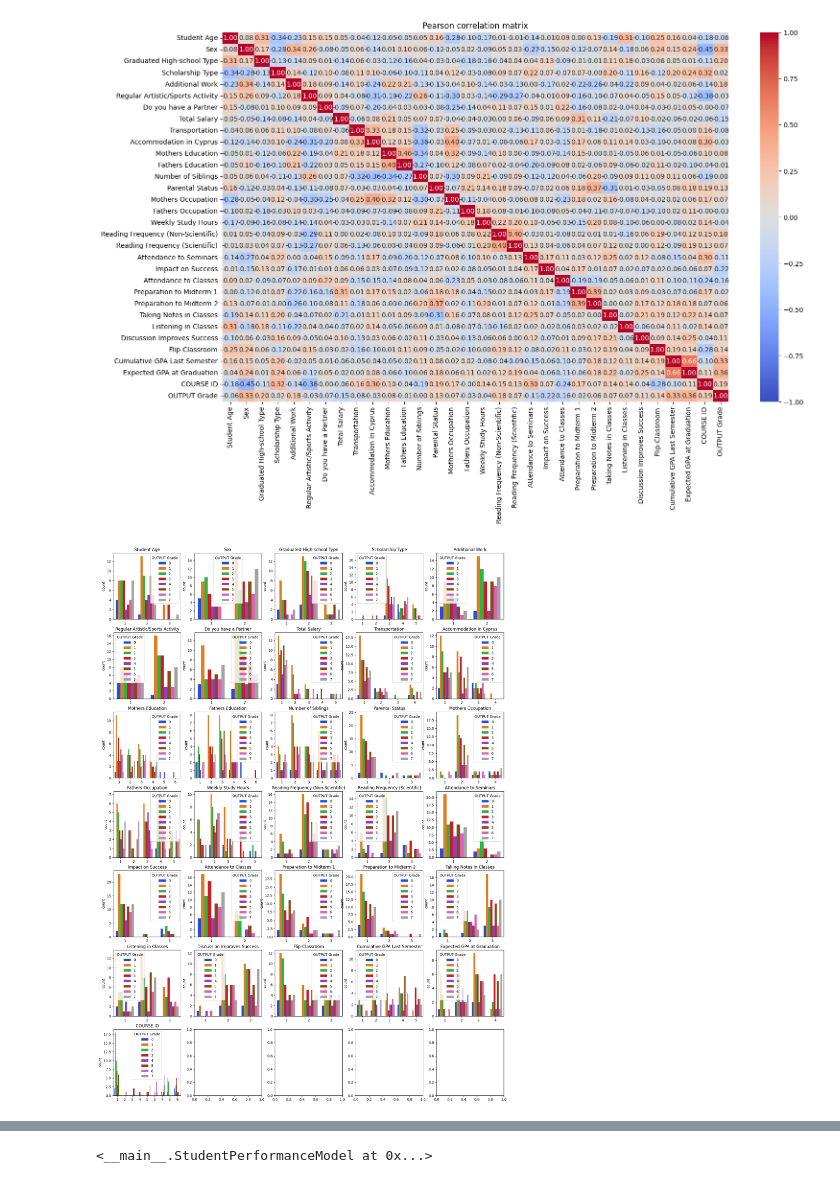
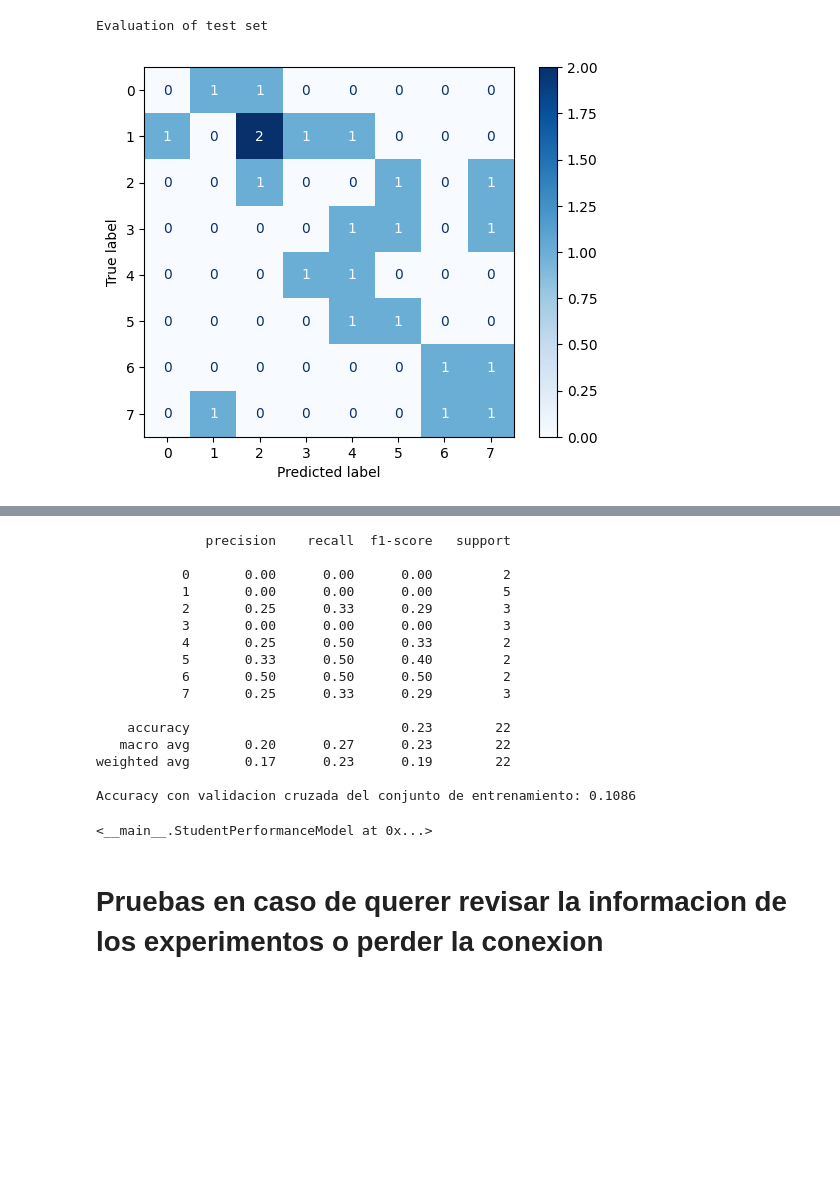
Before and after one commit to marcelarosalesj/mna_mlops_equipo39, a Jupyter notebook: notebooks/Students_grades_predictions_Refactored.ipynb, the cells around one changed output, grey strips where cells are left out. Saved outputs shown, nothing was run; the diff lists cells and outputs as text; code cells hidden in the pictures; blank space fills up the shorter version.

```diff
--- a/notebooks/Students_grades_predictions_Refactored.ipynb
+++ b/notebooks/Students_grades_predictions_Refactored.ipynb
@@ -225,12 +325,12 @@ model.load_data()
 model.preprocess_data()
 
 # EDA
-DataExplorer.explore_data(model.data) # def explore_data(data):
-DataExplorer.plot_correlation_matrix(model.X_train, model.y_train) # def plot_correlation_matrix(X_data, y_data):
-DataExplorer.plot_categorical_distributions(model.X_train, model.data.columns[:-1], model.y_train) # def plot_categorical_distributions(data, columns, target)
+#DataExplorer.explore_data(model.data) # def explore_data(data):
+#DataExplorer.plot_correlation_matrix(model.X_train, model.y_train) # def plot_correlation_matrix(X_data, y_data):
+#DataExplorer.plot_categorical_distributions(model.X_train, model.data.columns[:-1], model.y_train) # def plot_categorical_distributions(data, columns, target)
 
 # Modelling and processing
-model.encode_target().build_pipeline().apply_pipeline().train_model_dtree().evaluate_model().cross_validate_model().evaluate_model("test")
+model.encode_target().build_pipeline().apply_pipeline().train_model_dtree().evaluate_model("test").cross_validate_model()
 # %% [output]
 Division de datos completada
 
@@ -252,2 +342,2 @@ dtype: int64
+Evaluation of test set
-[figure, old version]
+[figure, new version]
-[figure, removed]
@@ -286 +344,19 @@ weighted avg       0.17      0.23      0.19        22
-<__main__.StudentPerformanceModel at 0x...>
+              precision    recall  f1-score   support
+
+           0       0.00      0.00      0.00         2
+           1       0.00      0.00      0.00         5
+           2       0.25      0.33      0.29         3
+           3       0.00      0.00      0.00         3
+           4       0.25      0.50      0.33         2
+           5       0.33      0.50      0.40         2
+           6       0.50      0.50      0.50         2
+           7       0.25      0.33      0.29         3
+
+    accuracy                           0.23        22
+   macro avg       0.20      0.27      0.23        22
+weighted avg       0.17      0.23      0.19        22
+
+Accuracy con validacion cruzada del conjunto de entrenamiento: 0.1086
+<__main__.StudentPerformanceModel at 0x...>
+# %% [markdown]
+# Pruebas en caso de querer revisar la informacion de los experimentos o perder la conexion
```
Also changed, not shown: parts of 10 cells of this notebook.
